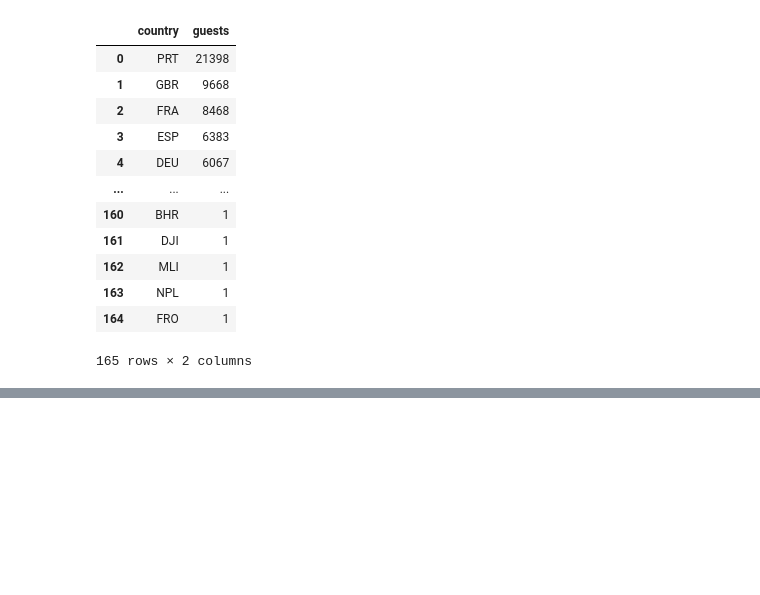
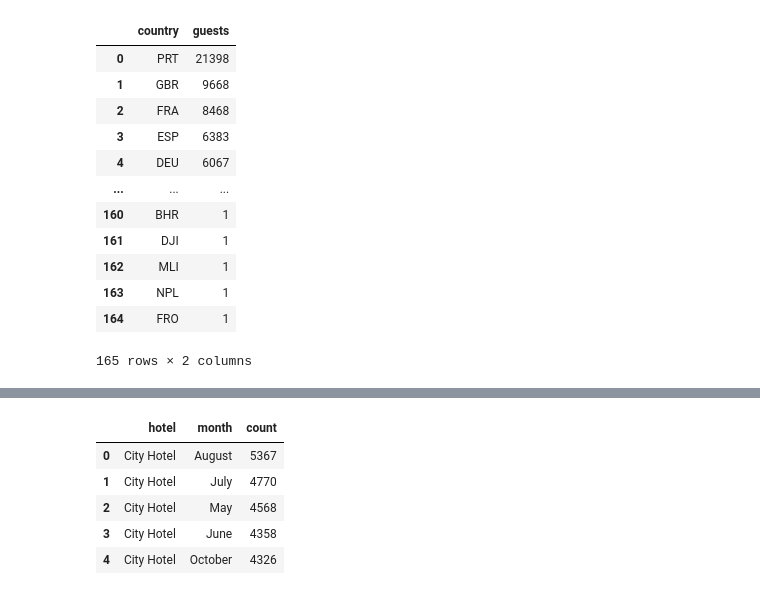
Before and after one commit to dayvison2b/hotel_booking_predict, a Jupyter notebook: main.ipynb, the cells around one changed output, grey strips where cells are left out. Cells and saved outputs as stored; diff of their text form; code cells hidden in the pictures; blank space fills up the shorter version.

```diff
--- a/main.ipynb
+++ b/main.ipynb
@@ -165,3 +165,14 @@ map_guest = px.choropleth(country_data,
 map_guest.show()
 # %% [output]
 [interactive output not drawn]
+# %%
+month_bookings = df[df['is_canceled']==0][['hotel','arrival_date_month']].value_counts().reset_index()
+month_bookings.columns=['hotel','month','count']
+month_bookings.head()
+# %% [output]
+|  | hotel | month | count |
+| 0 | City Hotel | August | 5367 |
+| 1 | City Hotel | July | 4770 |
+| 2 | City Hotel | May | 4568 |
+| 3 | City Hotel | June | 4358 |
+| 4 | City Hotel | October | 4326 |
```
Also changed, not shown: parts of 3 cells of this notebook.
